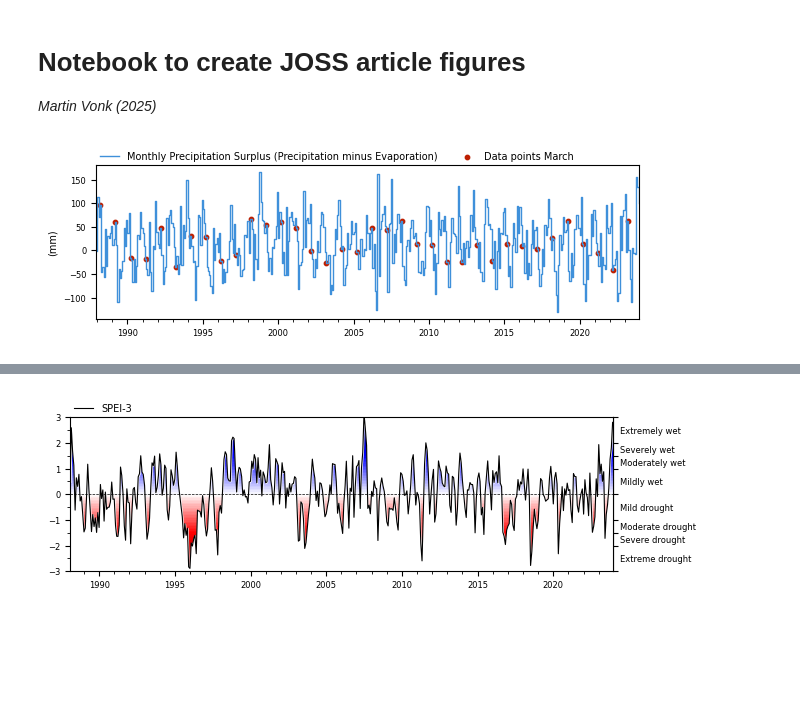
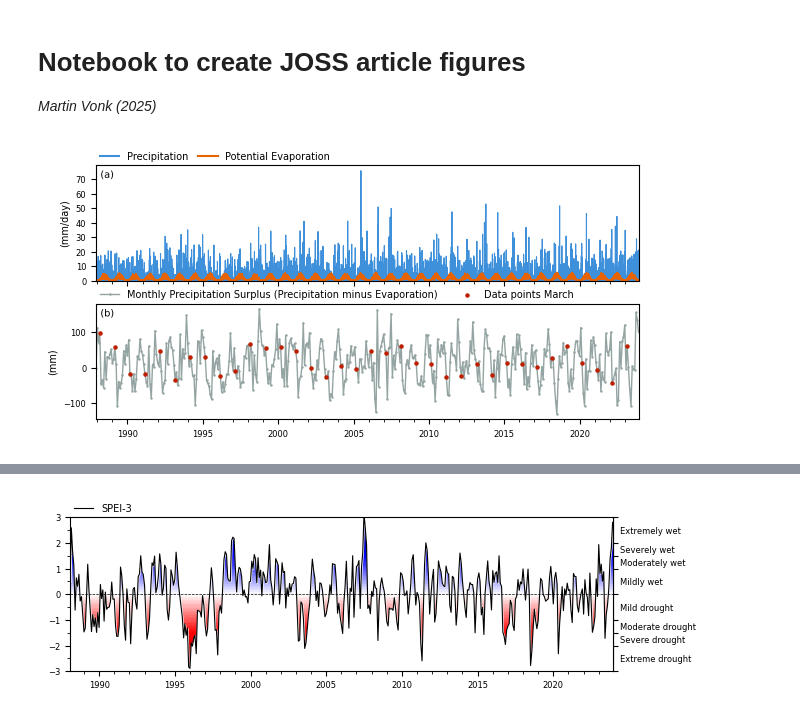
Before and after one commit to martinvonk/SPEI, a Jupyter notebook: paper/paper.ipynb, the cells around one changed output, grey strips where cells are left out. Drawn from its saved outputs; the diff is of its cells as text; code cells hidden in the pictures; blank space fills up the shorter version.

Commit message:
plot meteo as well

```diff
--- a/paper/paper.ipynb
+++ b/paper/paper.ipynb
@@ -55,31 +56,71 @@ sispei.fit_distribution()
 
 month = list(sispei._dist_dict.keys())[2]
 # %%
-fig, ax = plt.subplots(figsize=(7.0, 2.0))
-ax.step(
+fig, axd = plt.subplot_mosaic([["meteo"], ["sp"]], figsize=(7.0, 3.3), sharex=True)
+
+axd["meteo"].plot(prec.index, prec, linewidth=0.8, color="C0")  # "#4477AA"
+axd["meteo"].plot(evap.index, evap, linewidth=0.8, color="C6")
+axd["meteo"].plot([], [], color="C0", label="Precipitation")
+axd["meteo"].plot([], [], color="C6", label="Potential Evaporation")
+
+axd["meteo"].legend(loc=(0, 1), ncol=2, frameon=False, columnspacing=1.0)
+axd["meteo"].set_ylabel("(mm/day)")
+
+axd["meteo"].yaxis.set_major_locator(mpl.ticker.MultipleLocator(10))
+axd["meteo"].set_ylim(bottom=0.0)
+
+axd["meteo"].annotate(
+    "(a)",
+    xy=(0.008, 0.96),
+    xycoords="axes fraction",
+    fontsize=plt.rcParams["axes.titlesize"],
+    horizontalalignment="left",
+    verticalalignment="top",
+    path_effects=[
+        patheffects.Stroke(linewidth=1, foreground="white"),
+        patheffects.Normal(),
+    ],
+)
+
+axd["sp"].plot(
     sispei.series.index,
     sispei.series.values,
-    where="post",
+    color="C3",
     linewidth=1.0,
+    marker=".",
+    markersize=1.5,
     label="Monthly Precipitation Surplus (Precipitation minus Evaporation)",
 )
 mid = sispei.series.index.month == month.month
-ax.scatter(
-    sispei.series.index[mid] + pd.Timedelta(days=15),
+axd["sp"].scatter(
+    sispei.series.index[mid],  # + pd.Timedelta(days=15),
     sispei.series.values[mid],
     color="C2",
-    s=10.0,
+    s=5.0,
+    zorder=2,
     label=f"Data points {month.strftime('%B')}",
 )
-ax.xaxis.set_minor_locator(mpl.dates.YearLocator())
-ax.xaxis.set_major_locator(mpl.dates.YearLocator(5))
-ax.set_xlim(sispei.series.index[0], sispei.series.index[-1])
-ax.set_ylabel("(mm)")
-ax.legend(loc=(0, 1), frameon=False, ncol=2)
+axd["sp"].xaxis.set_minor_locator(mpl.dates.YearLocator(1))
+axd["sp"].xaxis.set_major_locator(mpl.dates.YearLocator(5))
+axd["sp"].set_xlim(sispei.series.index[0], sispei.series.index[-1])
+axd["sp"].set_ylabel("(mm)")
+axd["sp"].legend(loc=(0, 1), frameon=False, ncol=2)
+axd["sp"].annotate(
+    "(b)",
+    xy=(0.008, 0.96),
+    xycoords="axes fraction",
+    fontsize=plt.rcParams["axes.titlesize"],
+    horizontalalignment="left",
+    verticalalignment="top",
+    path_effects=[
+        patheffects.Stroke(linewidth=1, foreground="white"),
+        patheffects.Normal(),
+    ],
+)
 
 fig.savefig("figures/monthly_precipitation_surplus.png", dpi=300, bbox_inches="tight")
 # %% [output]
-[figure, old version]
+[figure, new version]
 # %%
 fit_dist = sispei._dist_dict[month]
 data = fit_dist.data.sort_values()
```
Also changed, not shown: parts of 6 cells of this notebook, 1 other file.
